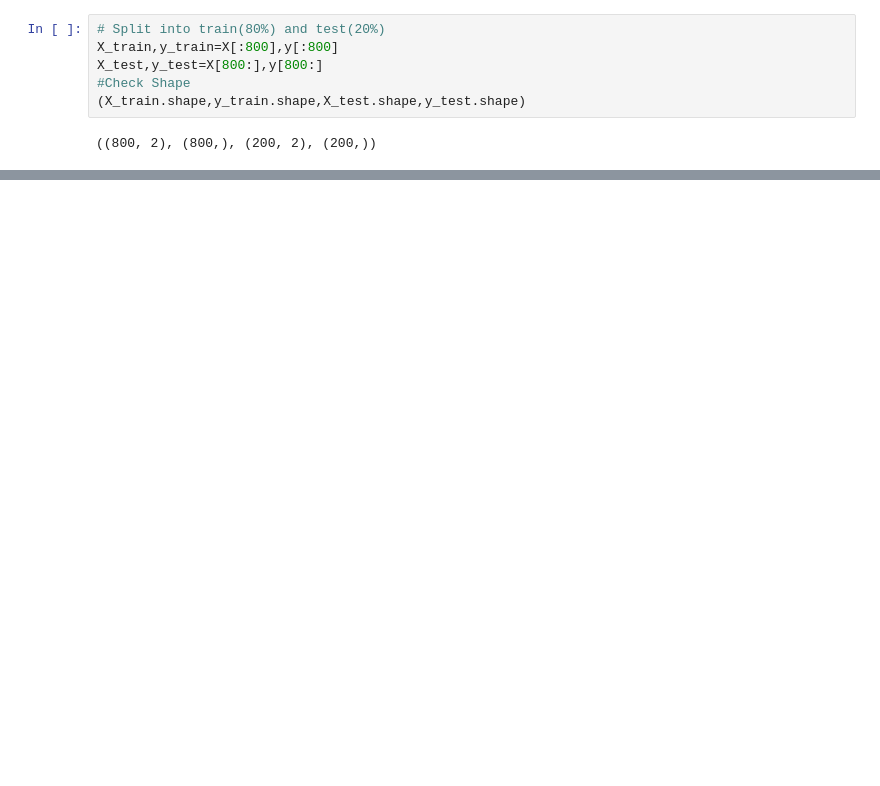
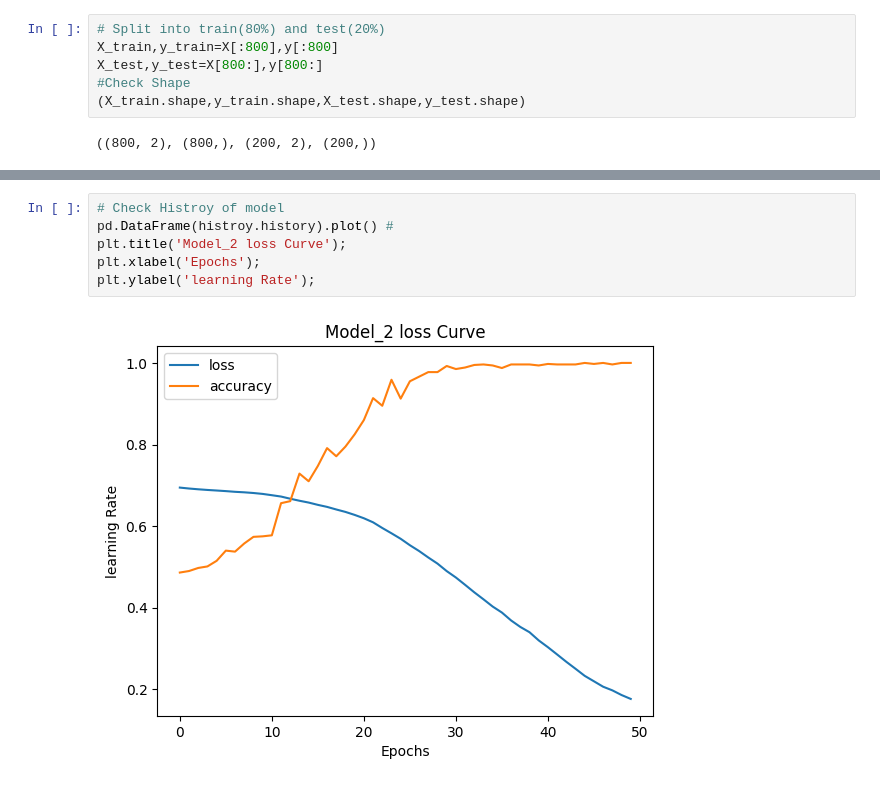
Before and after one commit to pravincoder/Fundamentals_tensorflow, a Jupyter notebook: Tensorflow_Neural_Network_Classification.ipynb, the cells around one changed output, grey strips where cells are left out. Saved outputs shown, nothing was run; the diff lists cells and outputs as text; blank space fills up the shorter version.

```diff
--- a/Tensorflow_Neural_Network_Classification.ipynb
+++ b/Tensorflow_Neural_Network_Classification.ipynb
@@ -309,0 +396,8 @@ X_test,y_test=X[800:],y[800:]
+# %%
+# Check Histroy of model
+pd.DataFrame(histroy.history).plot() #
+plt.title('Model_2 loss Curve');
+plt.xlabel('Epochs');
+plt.ylabel('learning Rate');
+# %% [output]
+[figure, added]
```
Also changed, not shown: parts of 16 cells of this notebook.
